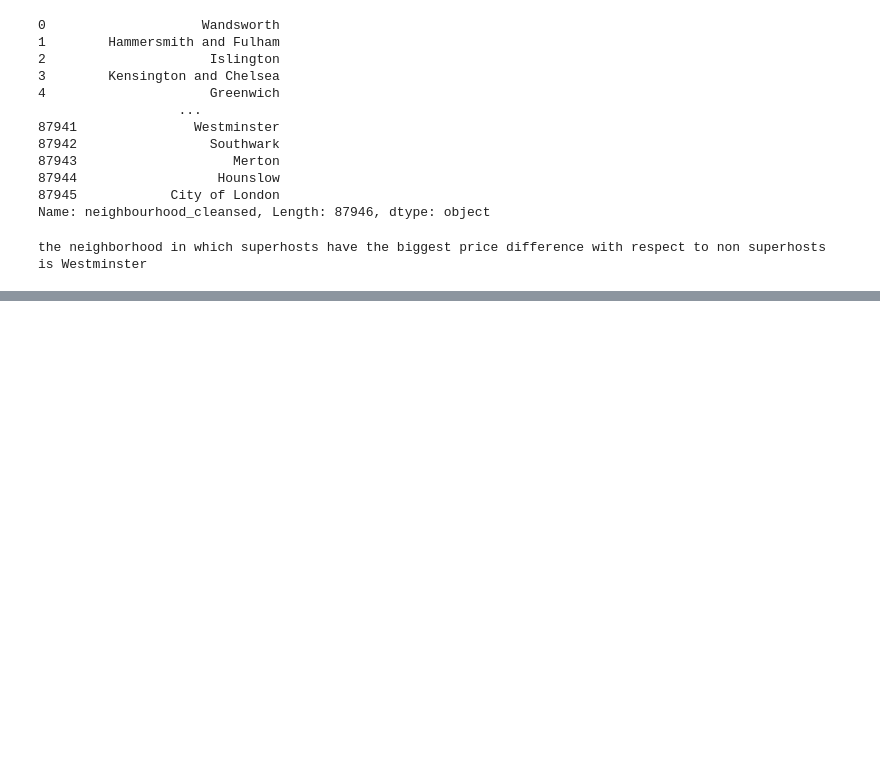
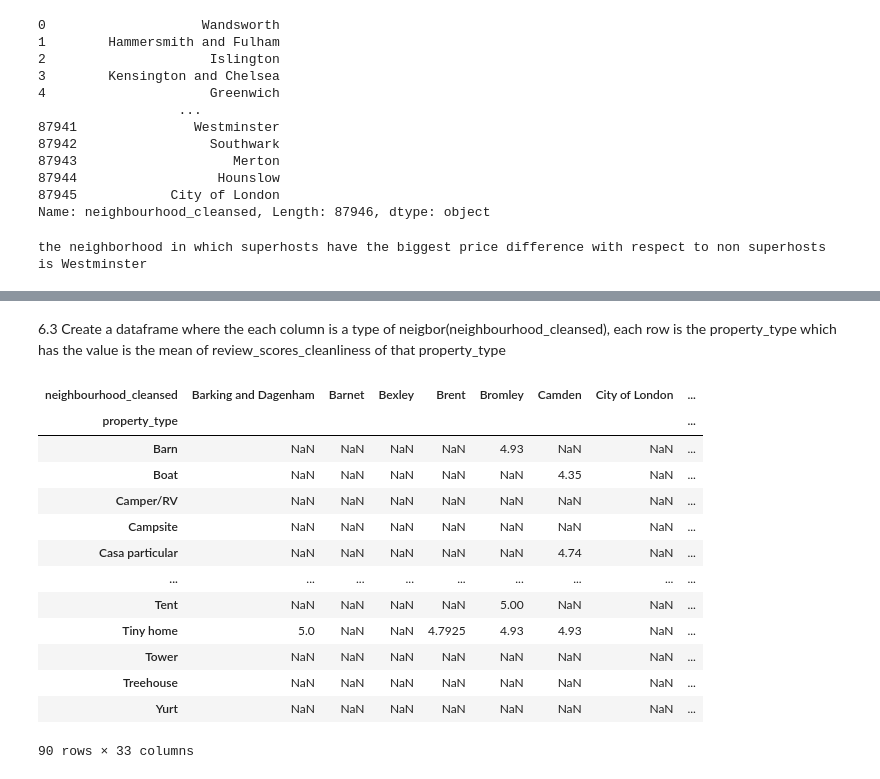
Before and after one commit to luffy2106/pandas, a Jupyter notebook: Essential_Pandas_Functions/Airbnb_dataset.ipynb, the cells around one changed output, grey strips where cells are left out. Saved outputs shown, nothing was run; the diff lists cells and outputs as text; code cells hidden in the pictures; blank space fills up the shorter version.

```diff
--- a/Essential_Pandas_Functions/Airbnb_dataset.ipynb
+++ b/Essential_Pandas_Functions/Airbnb_dataset.ipynb
@@ -523,0 +580,19 @@ the neighborhood in which superhosts have the biggest price difference with resp
+# %% [markdown]
+6.3 Create a dataframe where the each column is a type of neigbor(neighbourhood_cleansed), each row is the property_type which has the value is the mean of review_scores_cleanliness of that property_type
+# %%
+pd.pivot_table(listings, index="property_type", columns="neighbourhood_cleansed", values="review_scores_cleanliness", aggfunc="mean")
+# %% [output]
+| neighbourhood_cleansed | Barking and Dagenham | Barnet | Bexley | Brent | Bromley | Camden | City of London | ... |
+| property_type |  |  |  |  |  |  |  | ... |
+| Barn | NaN | NaN | NaN | NaN | 4.93 | NaN | NaN | ... |
+| Boat | NaN | NaN | NaN | NaN | NaN | 4.35 | NaN | ... |
+| Camper/RV | NaN | NaN | NaN | NaN | NaN | NaN | NaN | ... |
+| Campsite | NaN | NaN | NaN | NaN | NaN | NaN | NaN | ... |
+| Casa particular | NaN | NaN | NaN | NaN | NaN | 4.74 | NaN | ... |
+| ... | ... | ... | ... | ... | ... | ... | ... | ... |
+| Tent | NaN | NaN | NaN | NaN | 5.00 | NaN | NaN | ... |
+| Tiny home | 5.0 | NaN | NaN | 4.7925 | 4.93 | 4.93 | NaN | ... |
+| Tower | NaN | NaN | NaN | NaN | NaN | NaN | NaN | ... |
+| Treehouse | NaN | NaN | NaN | NaN | NaN | NaN | NaN | ... |
+| Yurt | NaN | NaN | NaN | NaN | NaN | NaN | NaN | ... |
+90 rows × 33 columns
```
Also changed, not shown: parts of 35 cells of this notebook, 1 other file.
